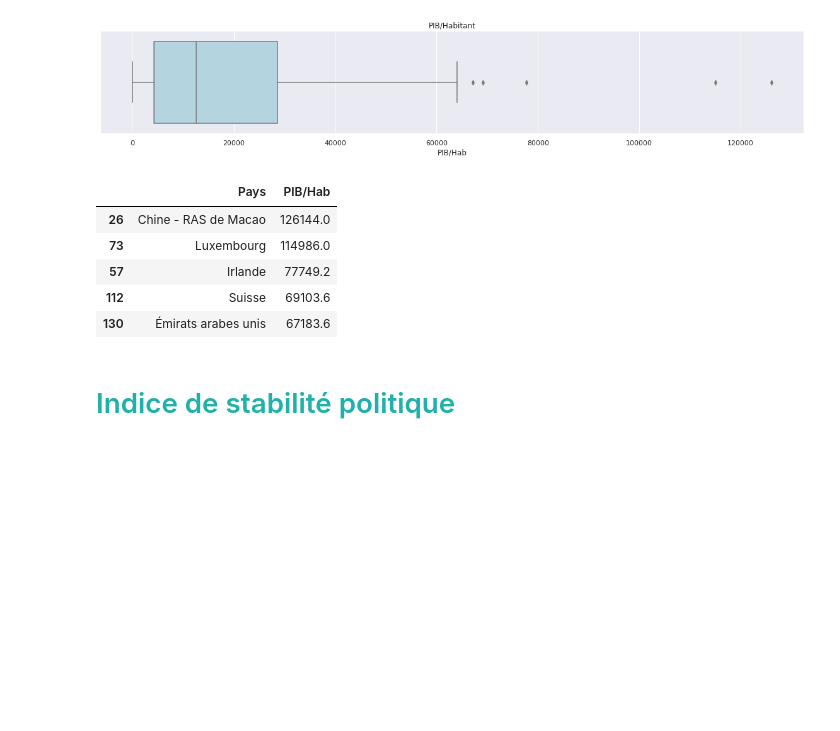
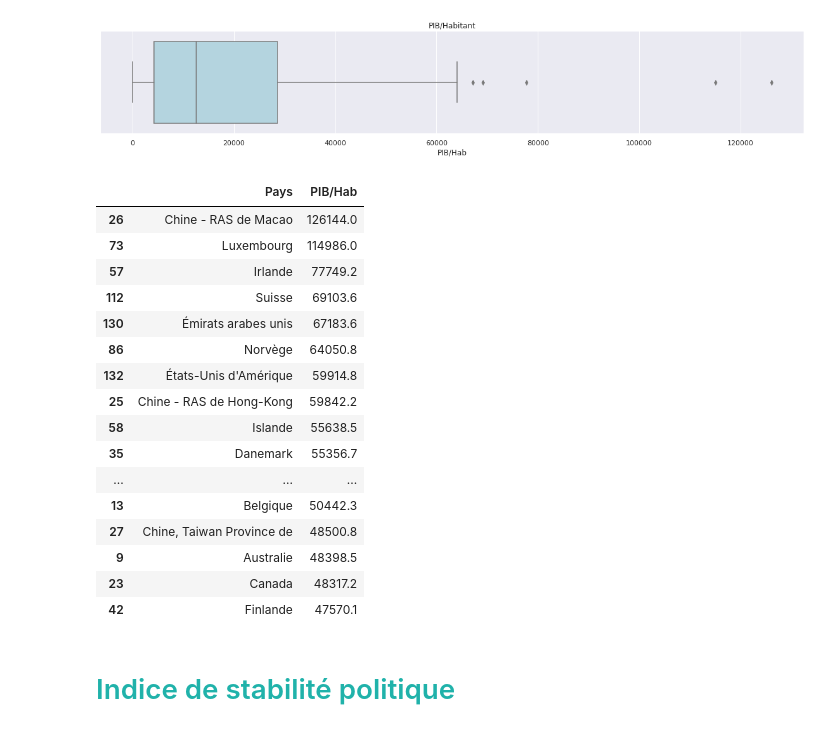
Before and after one commit to Randasabag/Etude-de-march-de-la-poule-qui-chante-avec-Python, a Jupyter notebook: projet9V1.ipynb, the cells around one changed output. Saved outputs shown, nothing was run; the diff lists cells and outputs as text; code cells hidden in the pictures; blank space fills up the shorter version.

```diff
--- a/projet9V1.ipynb
+++ b/projet9V1.ipynb
@@ -1296,14 +1296,25 @@ plt.show
 <function matplotlib.pyplot.show>
 [figure]
 # %%
-df_final[['Pays','PIB/Hab']].sort_values(by='PIB/Hab', ascending=False).head()
+df_final[['Pays','PIB/Hab']].sort_values(by='PIB/Hab', ascending=False).head(20)
 # %% [output]
 |  | Pays | PIB/Hab |
 | 26 | Chine - RAS de Macao | 126144.0 |
 | 73 | Luxembourg | 114986.0 |
 | 57 | Irlande | 77749.2 |
 | 112 | Suisse | 69103.6 |
 | 130 | Émirats arabes unis | 67183.6 |
+| 86 | Norvège | 64050.8 |
+| 132 | États-Unis d'Amérique | 59914.8 |
+| 25 | Chine - RAS de Hong-Kong | 59842.2 |
+| 58 | Islande | 55638.5 |
+| 35 | Danemark | 55356.7 |
+| ... | ... | ... |
+| 13 | Belgique | 50442.3 |
+| 27 | Chine, Taiwan Province de | 48500.8 |
+| 9 | Australie | 48398.5 |
+| 23 | Canada | 48317.2 |
+| 42 | Finlande | 47570.1 |
 # %% [markdown]
 # <a name="C15"><font color='LightSeaGreen'>Indice de stabilité politique</font></a>
 # %%
```
Also changed, not shown: parts of 40 cells of this notebook.
